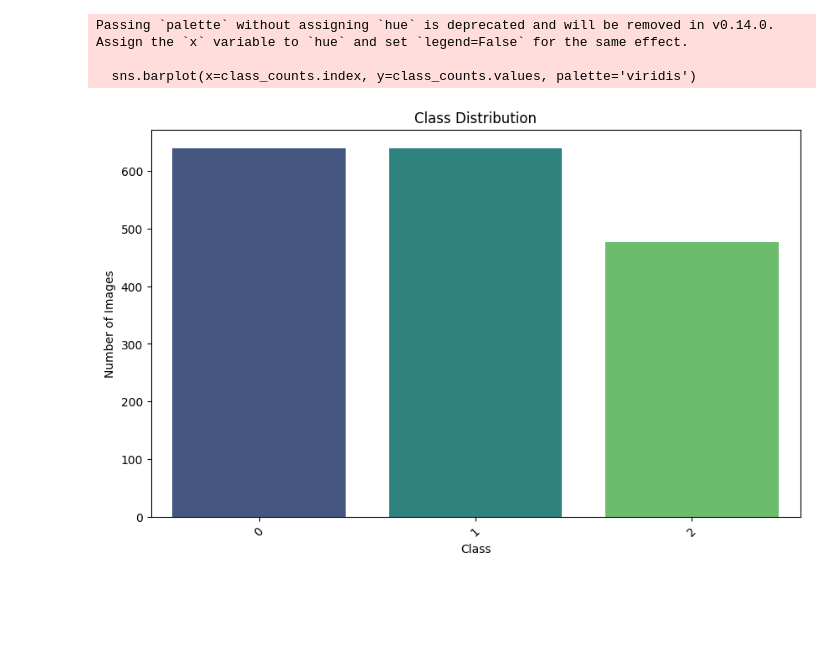
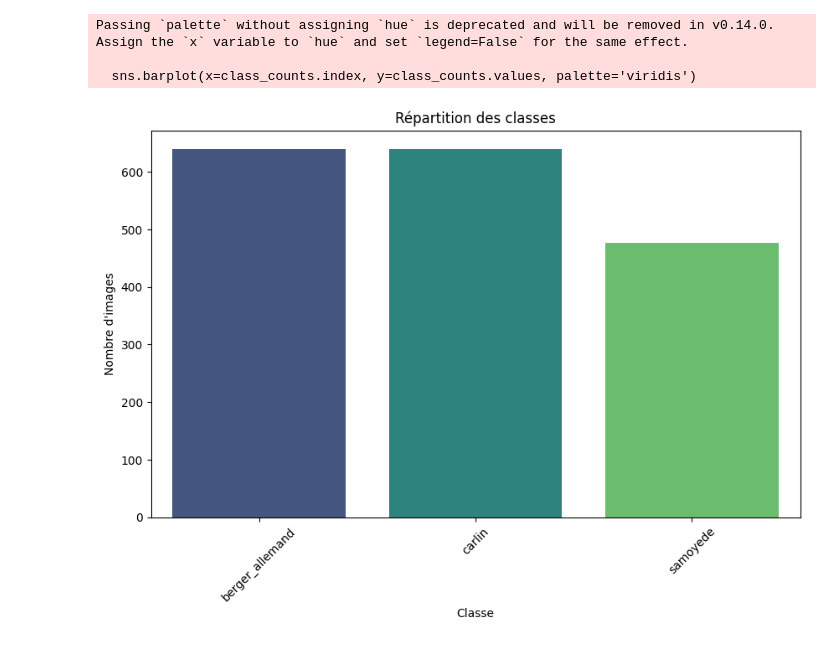
Before and after one commit to chenxinlei1/outil-de-traitement-de-corpus, a Jupyter notebook: scripts/statistique.ipynb, the cells around one changed output. Saved outputs shown, nothing was run; the diff lists cells and outputs as text; code cells hidden in the pictures; blank space fills up the shorter version.

Commit message:
fix: statistique et visualisation

```diff
--- a/scripts/statistique.ipynb
+++ b/scripts/statistique.ipynb
@@ -36,21 +126,22 @@ X, y = load_images(df)
 # %%
+# Définir une fonction pour tracer la répartition des classes
 def plot_class_distribution(labels):
-    # 计算每个类别的图像数量
+    # Calculer le nombre d'images pour chaque classe
     class_counts = pd.Series(labels).value_counts()
 
-    # 绘制柱状图
+    # Tracer un diagramme à barres
     plt.figure(figsize=(10, 6))
     sns.barplot(x=class_counts.index, y=class_counts.values, palette='viridis')
-    plt.title('Class Distribution')
-    plt.xlabel('Class')
-    plt.ylabel('Number of Images')
+    plt.title('Répartition des classes')
+    plt.xlabel('Classe')
+    plt.ylabel('Nombre d\'images')
     plt.xticks(rotation=45)
     plt.show()
 
-# 可视化数据集类别分布
-plot_class_distribution(y)
+# Appeler la fonction pour visualiser la répartition des classes
+plot_class_distribution(df['breed'])
 # %% [output]
 Passing `palette` without assigning `hue` is deprecated and will be removed in v0.14.0. Assign the `x` variable to `hue` and set `legend=False` for the same effect.
 
   sns.barplot(x=class_counts.index, y=class_counts.values, palette='viridis')
-[figure, old version]
+[figure, new version]
```
Also changed, not shown: parts of 9 cells of this notebook.
